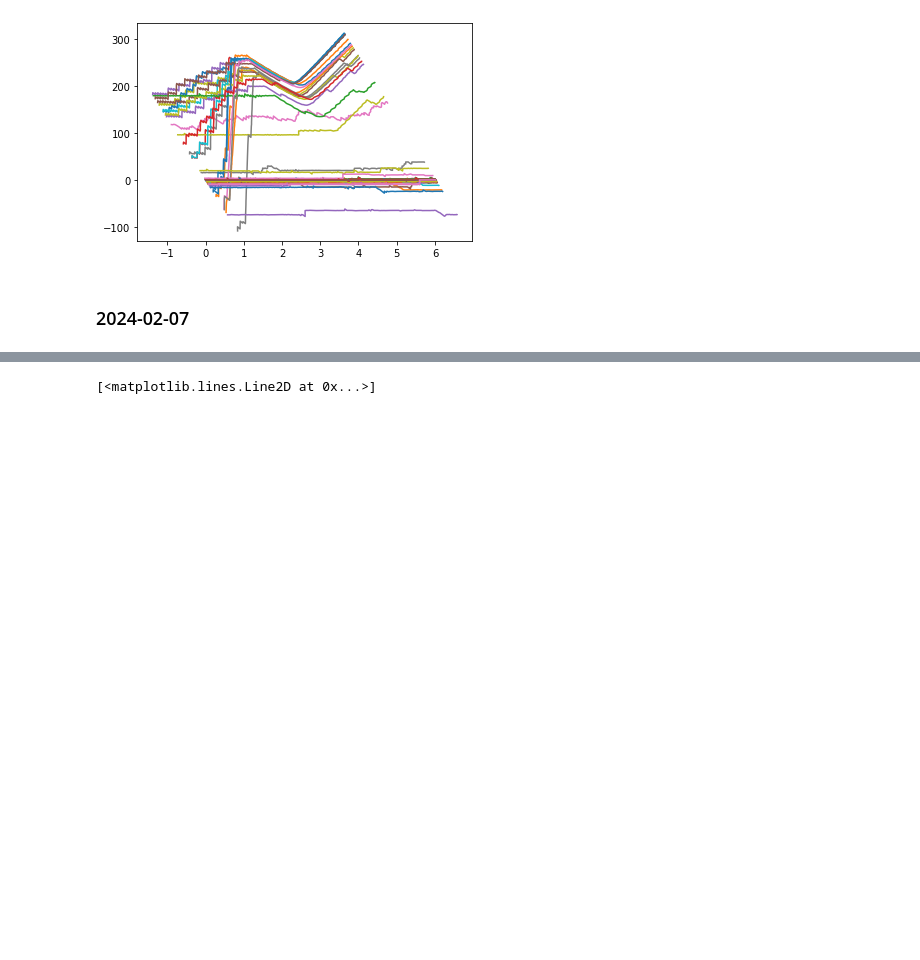
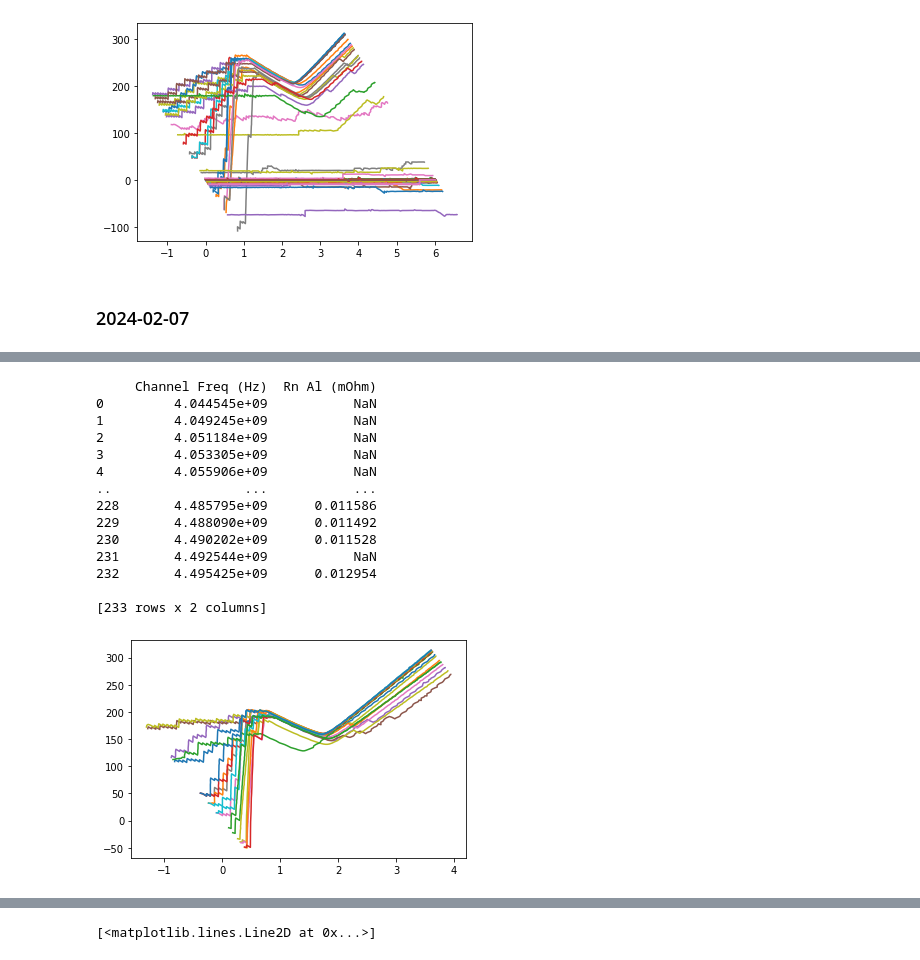
Before and after one commit to withersm/readout, a Jupyter notebook: jupyter_notebooks/data_view.ipynb, the cells around one changed output, grey strips where cells are left out. Cells and saved outputs as stored; diff of their text form; code cells hidden in the pictures; blank space fills up the shorter version.

Commit message:
MOW - finished routine for summarizing good IV curves with their bias line and their LO window

```diff
--- a/jupyter_notebooks/data_view.ipynb
+++ b/jupyter_notebooks/data_view.ipynb
@@ -613,3 +667,25 @@ bad channel 69
+# %%
+for ch in range(result['Ites'].shape[0]):
+    plt.plot(result['Vtes'][ch], result['Ites'][ch])
+
+chart = dm.get_channel_response_summary(result,'./4250MHz_ASU9.csv')
+print(chart)
+# %% [output]
+     Channel Freq (Hz)  Rn Al (mOhm)
+0         4.044545e+09           NaN
+1         4.049245e+09           NaN
+2         4.051184e+09           NaN
+3         4.053305e+09           NaN
+4         4.055906e+09           NaN
+..                 ...           ...
+228       4.485795e+09      0.011586
+229       4.488090e+09      0.011492
+230       4.490202e+09      0.011528
+231       4.492544e+09           NaN
+232       4.495425e+09      0.012954
+
+[233 rows x 2 columns]
+[figure, added]
 # %%
 #4.25 GHz, ASU 10
 %matplotlib inline
```
Also changed, not shown: parts of 40 cells of this notebook.
